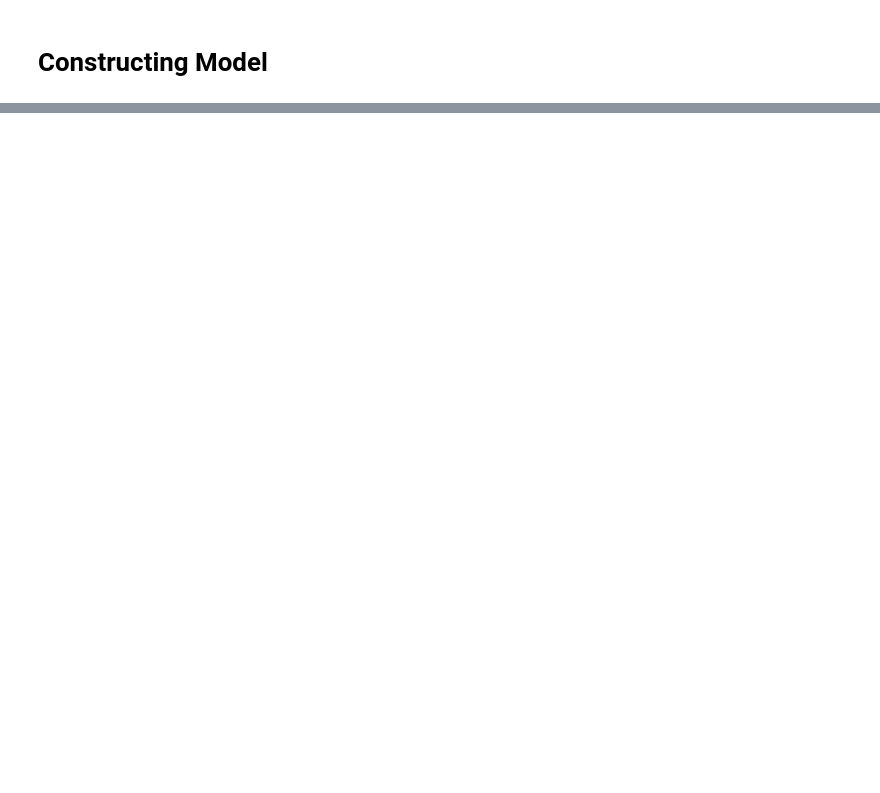
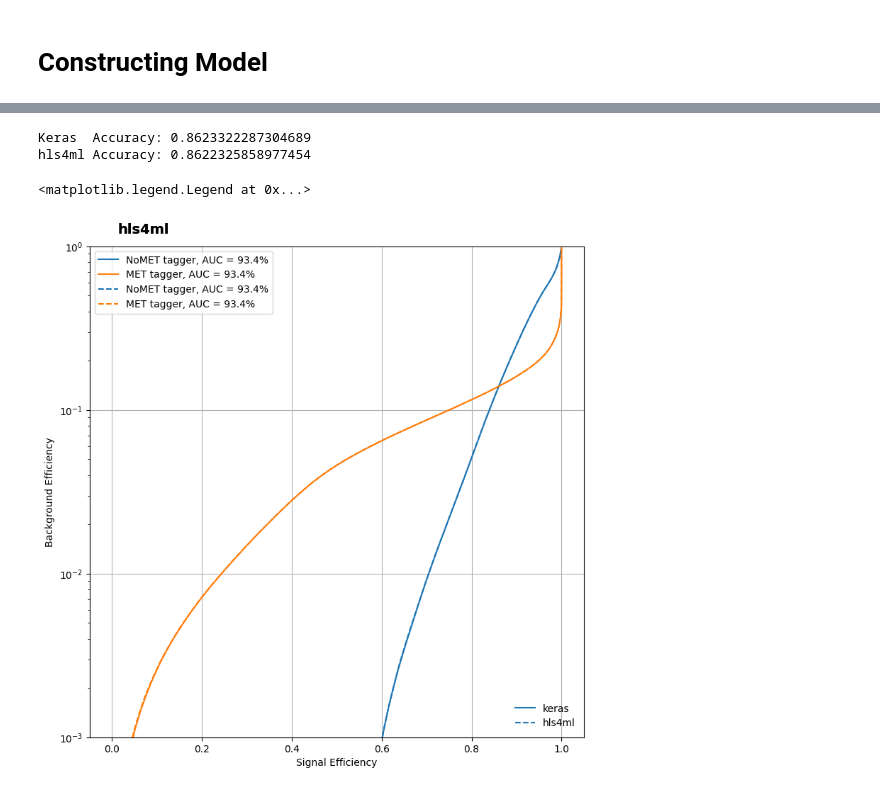
Before and after one commit to fatimargz/Locked-in-Leptons, a Jupyter notebook: DNN.ipynb, the cells around one changed output, grey strips where cells are left out. Drawn from its saved outputs; the diff is of its cells as text; code cells hidden in the pictures; blank space fills up the shorter version.

```diff
--- a/DNN.ipynb
+++ b/DNN.ipynb
@@ -116,0 +227,21 @@ array([ 0.00000000e+00,  0.00000000e+00,  0.00000000e+00,  0.00000000e+00,
+# %%
+print("Keras  Accuracy: {}".format(accuracy_score(np.argmax(y_test, axis=1), np.argmax(y_keras, axis=1))))
+print("hls4ml Accuracy: {}".format(accuracy_score(np.argmax(y_test, axis=1), np.argmax(y_hls, axis=1))))
+
+fig, ax = plt.subplots(figsize=(9, 9))
+_ = plotting.makeRoc(y_test, y_keras, ["NoMET","MET"])
+plt.gca().set_prop_cycle(None)  # reset the colors
+_ = plotting.makeRoc(y_test, y_hls, ["NoMET","MET"], linestyle='--')
+
+from matplotlib.lines import Line2D
+
+lines = [Line2D([0], [0], ls='-'), Line2D([0], [0], ls='--')]
+from matplotlib.legend import Legend
+
+leg = Legend(ax, lines, labels=['keras', 'hls4ml'], loc='lower right', frameon=False)
+ax.add_artist(leg)
+# %% [output]
+Keras  Accuracy: 0.8623322287304689
+hls4ml Accuracy: 0.8622325858977454
+<matplotlib.legend.Legend at 0x...>
+[figure, added]
```
Also changed, not shown: parts of 17 cells of this notebook.
